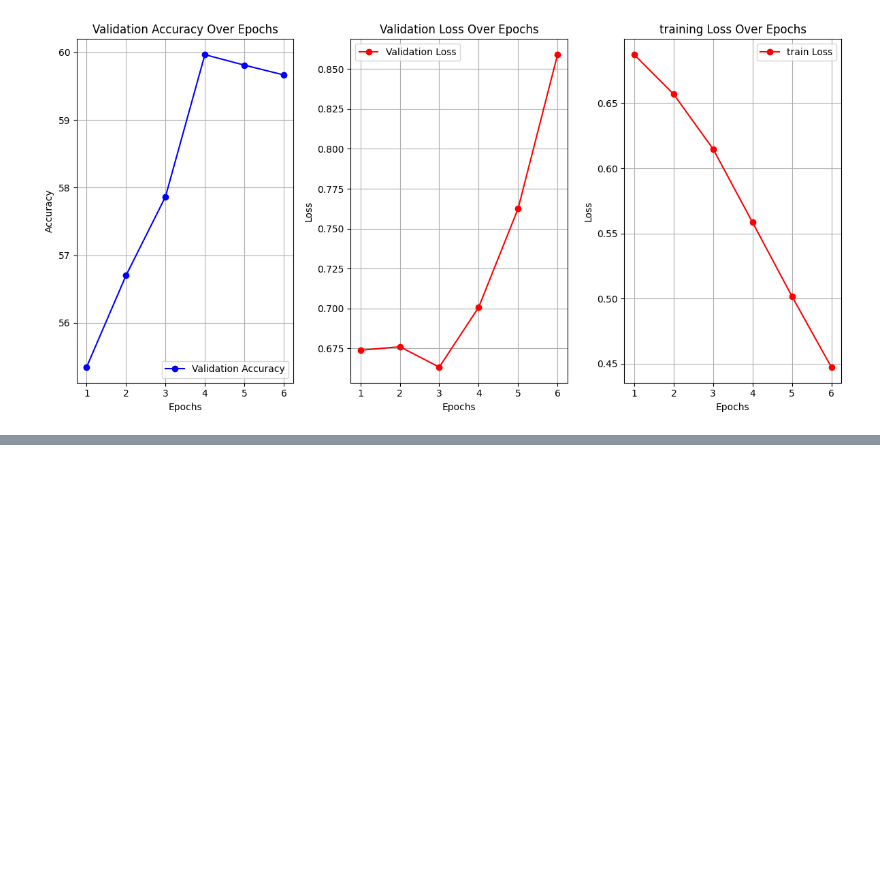
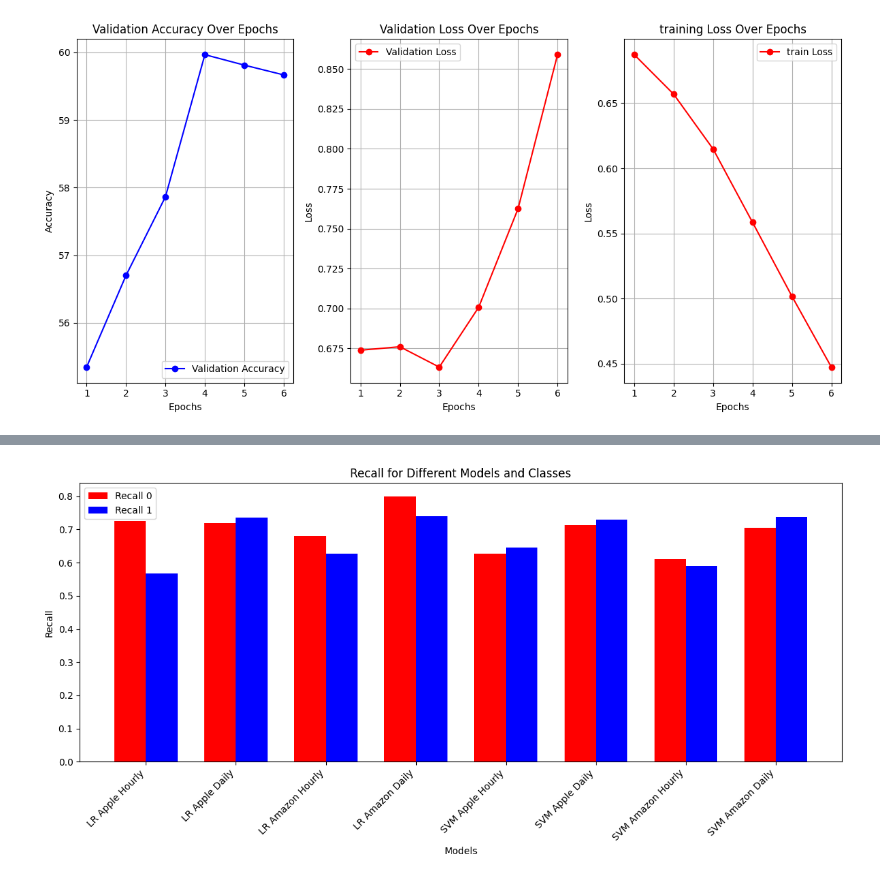
Before and after one commit to KartikJawanjal/SWM-Group-18-Fall-2023-, a Jupyter notebook: CODE/Accuracy_TrainingLoss_ValidationLossVsepochsPlots.ipynb, the cells around one changed output, grey strips where cells are left out. Cells and saved outputs as stored; diff of their text form; code cells hidden in the pictures; blank space fills up the shorter version.

```diff
--- a/CODE/Accuracy_TrainingLoss_ValidationLossVsepochsPlots.ipynb
+++ b/CODE/Accuracy_TrainingLoss_ValidationLossVsepochsPlots.ipynb
@@ -251,0 +311,29 @@ APPLE_HOURLY
+# %%
+data = {
+    'Models': ['LR Apple Hourly', 'LR Apple Daily', 'LR Amazon Hourly', 'LR Amazon Daily',
+               'SVM Apple Hourly', 'SVM Apple Daily', 'SVM Amazon Hourly', 'SVM Amazon Daily'],
+    'Recall_0': [0.725, 0.72, 0.68, 0.8, 0.628, 0.714, 0.61, 0.706],
+    'Recall_1': [0.5675, 0.735, 0.6275, 0.7405, 0.646, 0.73, 0.59, 0.738],
+}
+
+df = pd.DataFrame(data)
+
+colors = ['red', 'blue']
+
+# Plotting
+bar_width = 0.35
+index = np.arange(len(df['Models']))
+
+plt.figure(figsize=(12, 6))
+bar1 = plt.bar(index - bar_width/2, df['Recall_0'], bar_width, color=colors[0], label='Recall 0')
+bar2 = plt.bar(index + bar_width/2, df['Recall_1'], bar_width, color=colors[1], label='Recall 1')
+
+plt.title('Recall for Different Models and Classes')
+plt.xlabel('Models')
+plt.ylabel('Recall')
+plt.xticks(index, df['Models'], rotation=45, ha='right')
+plt.legend()
+plt.tight_layout()
+plt.show()
+# %% [output]
+[figure, added]
```
Also changed, not shown: parts of 8 cells of this notebook.
